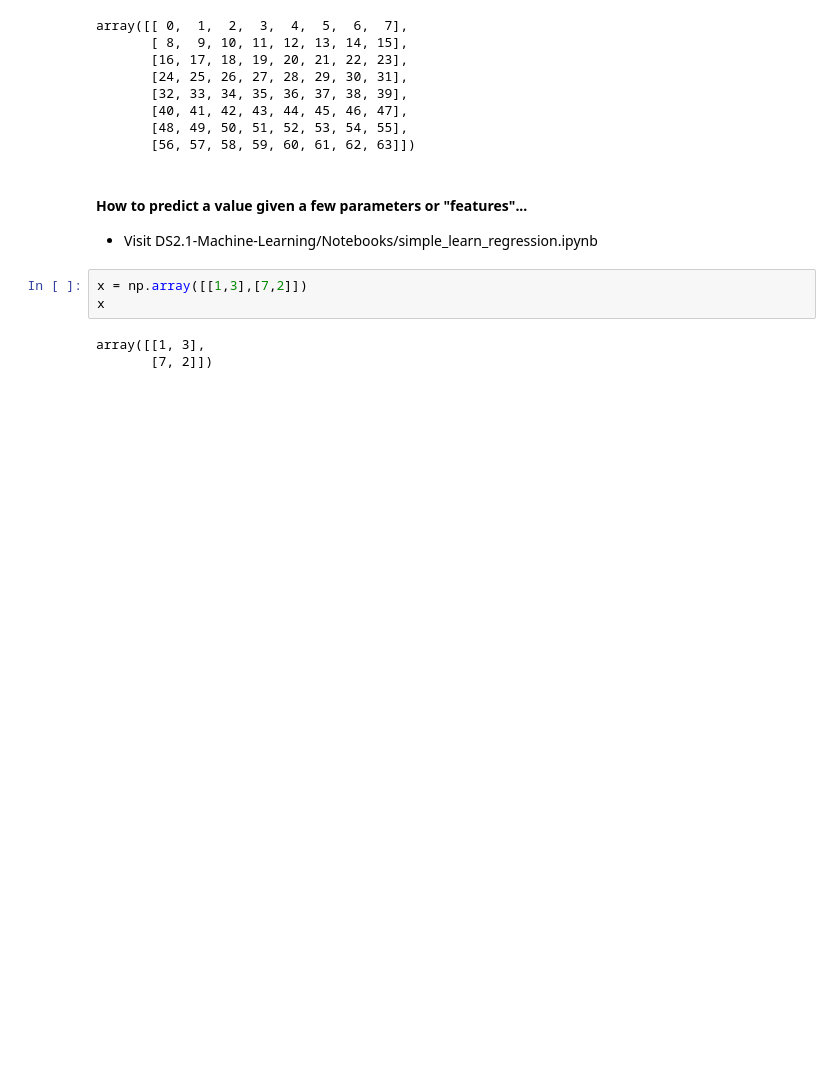
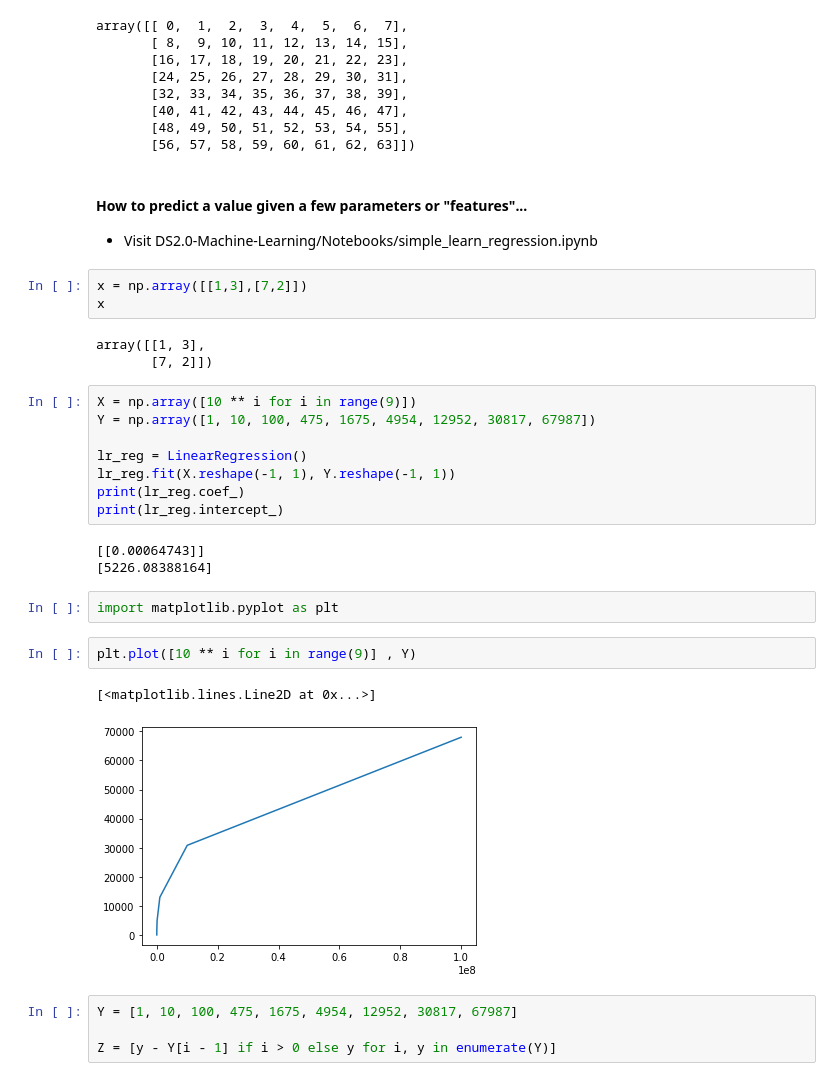
Before and after one commit to jshams/DS-2.1-machine-learning, a Jupyter notebook: notes.ipynb, the cells around one changed output. Cells and saved outputs as stored; diff of their text form; blank space fills up the shorter version.

```diff
--- a/notes.ipynb
+++ b/notes.ipynb
@@ -211,10 +216,32 @@ array([[ 0,  1,  2,  3,  4,  5,  6,  7],
 # %% [markdown]
 #### How to predict a value given a few parameters or "features"...
 
-- Visit DS2.1-Machine-Learning/Notebooks/simple_learn_regression.ipynb
+- Visit DS2.0-Machine-Learning/Notebooks/simple_learn_regression.ipynb
 # %%
 x = np.array([[1,3],[7,2]])
 x
 # %% [output]
 array([[1, 3],
        [7, 2]])
+# %%
+X = np.array([10 ** i for i in range(9)])
+Y = np.array([1, 10, 100, 475, 1675, 4954, 12952, 30817, 67987])
+
+lr_reg = LinearRegression()
+lr_reg.fit(X.reshape(-1, 1), Y.reshape(-1, 1))
+print(lr_reg.coef_)
+print(lr_reg.intercept_)
+# %% [output]
+[[0.00064743]]
+[5226.08388164]
+# %%
+import matplotlib.pyplot as plt
+# %%
+plt.plot([10 ** i for i in range(9)] , Y)
+# %% [output]
+[<matplotlib.lines.Line2D at 0x...>]
+[figure, added]
+# %%
+Y = [1, 10, 100, 475, 1675, 4954, 12952, 30817, 67987]
+
+Z = [y - Y[i - 1] if i > 0 else y for i, y in enumerate(Y)]
```
Also changed, not shown: parts of 43 cells of this notebook.
